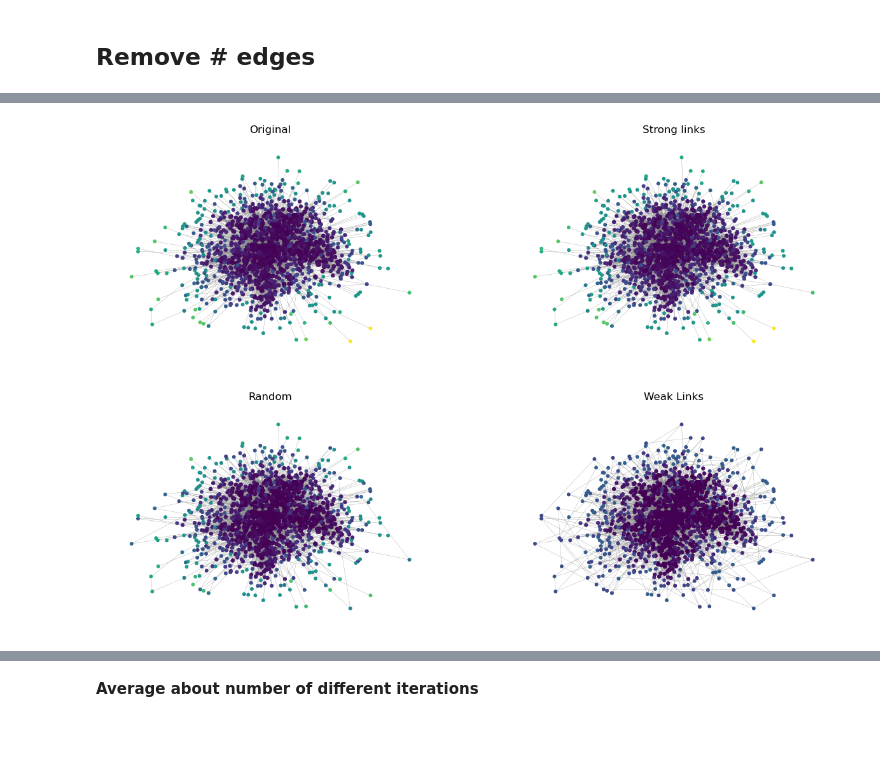
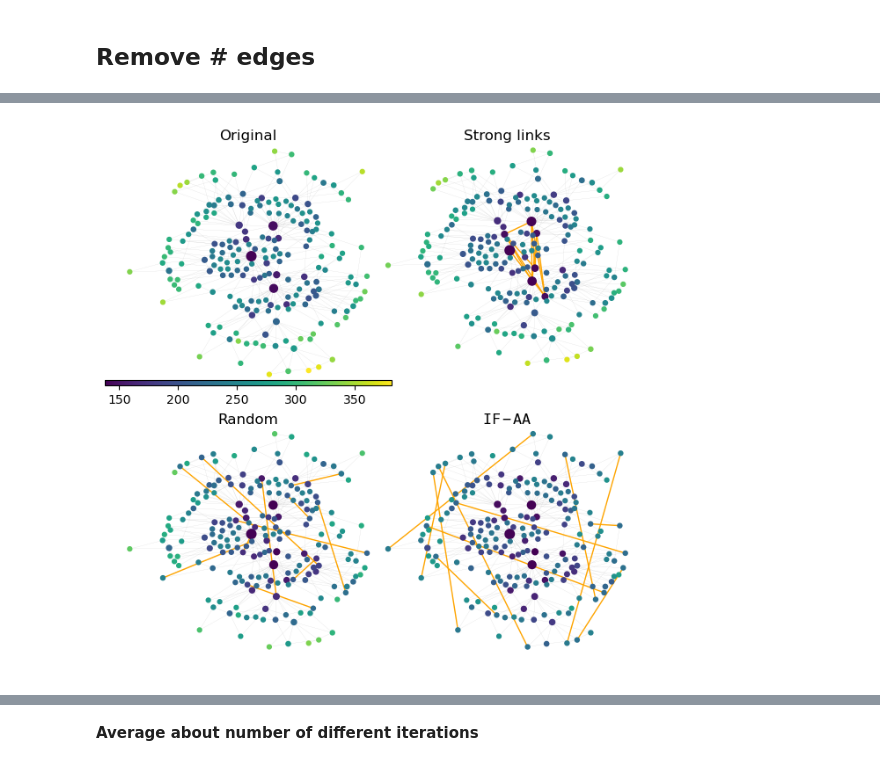
Before and after one commit to AdrianArnaiz/StructuralGroupUnfairness, a Jupyter notebook: Robust Homophily.ipynb, the cells around one changed output, grey strips where cells are left out. Saved outputs shown, nothing was run; the diff lists cells and outputs as text; code cells hidden in the pictures; blank space fills up the shorter version.

```diff
--- a/Robust Homophily.ipynb
+++ b/Robust Homophily.ipynb
@@ -737,7 +764,3 @@ gap_prob = 0.005
 intra_prob = 0.8
 probs = [[intra_prob, gap_prob], [gap_prob, intra_prob]]
 G = nx.stochastic_block_model(sizes, probs)#, seed=0)
-# %%
-G = nx.read_edgelist('data/emailArenas/email-univ.edges')
-nx.relabel_nodes(G, {node:int(node)-1 for node in G.nodes()}, copy=False)
-G.number_of_nodes(), G.number_of_edges(), nx.number_connected_components(G), list(G.nodes())[:5]
@@ -1515,0 +1664,2 @@ G.add_edges_from([(0,1),(0,3),(1,2),(1,3),(1,4),(2,4),(2,11),(3,4),(3,5),
+# %%
+G = nx.powerlaw_cluster_graph(200, 2, .95)
@@ -1621,7 +1778,7 @@ def remove_edges_dynamic(G, number_of_edges, ratio=1, rand = False):
 
     return G_strong, G_weak, G_rand, strong_data, weak_data, rand_data
 # %%
-number_of_added_links = 100
+number_of_added_links = 10
 G1, G2, G3, intra_data, inter_data, rand_data = remove_edges_dynamic(G, number_of_added_links, ratio=1, rand=True)
 G.number_of_edges(), G1.number_of_edges(), G2.number_of_edges(), G3.number_of_edges()
 # %% [output]
@@ -1632,0 +1790,4 @@ pos = nx.kamada_kawai_layout(G)
+# %%
+G1_diff_edges = list(G.edges() ^ G1.edges())
+G2_diff_edges = list(G.edges() ^ G2.edges())
+G3_diff_edges = list(G.edges() ^ G3.edges())
@@ -1633,43 +1941,74 @@ pos = nx.kamada_kawai_layout(G)
 # %%
-f, axs = plt.subplots(2,2, figsize=(15,10))
+from mpl_toolkits.axes_grid1 import make_axes_locatable
+
+A= nx.adjacency_matrix(G)
+f, axs = plt.subplots(2,2, figsize=(8,8))
 options = {
     "edge_color": 'grey',
-    "width": 0.2,
+    "width": 0.05,
     "edge_cmap": plt.cm.seismic,
     "cmap": plt.cm.viridis,
-    "with_labels": False,
-    "node_size": A.A.sum(axis=0)*0.5+10
+    "with_labels": False
 }
 
-
+axs = axs.ravel()
+aux=10
 
 ori_cos_res = ermet.node_total_er(coscia_resistance(G))
 strong_cos_res = ermet.node_total_er(coscia_resistance(G1))
 weak_cos_res = ermet.node_total_er(coscia_resistance(G2))
 rand_cos_res = ermet.node_total_er(coscia_resistance(G3))
 
-axs[0][0].set_title("Original")
-nx.draw(G, pos, ax = axs[0][0], **options,
+#ori_cos_res = ermet.node_total_er(coscia_resistance(G), G, filtered=True)
+#strong_cos_res = ermet.node_total_er(coscia_resistance(G1), G1, filtered=True)
+#weak_cos_res = ermet.node_total_er(coscia_resistance(G2), G2, filtered=True)
+#rand_cos_res = ermet.node_total_er(coscia_resistance(G3), G3, filtered=True)
+
+#ori_cos_res = ermet.node_diameters(coscia_resistance(G))
+#strong_cos_res = ermet.node_diameters(coscia_resistance(G1))
+#weak_cos_res = ermet.node_diameters(coscia_resistance(G2))
+#rand_cos_res = ermet.node_diameters(coscia_resistance(G3))
+
+axs[0].set_title("Original", pad=-10)
+nx.draw(G, pos, ax = axs[0], **options,
+       node_size = [d+aux for n,d in G.degree()],
        node_color=ori_cos_res,
        vmin =ori_cos_res.min() , vmax=ori_cos_res.max())
 
-axs[0][1].set_title("Strong links")
-nx.draw(G1, pos, ax = axs[0][1], **options,
+axs[1].set_title("Strong links", pad=-10)
+nx.draw(G1, pos, ax = axs[1], **options,
+        node_size = [d+aux for n,d in G1.degree()],
        node_color=strong_cos_res,
        vmin =ori_cos_res.min() , vmax=ori_cos_res.max())
+nx.draw_networkx_edges(G1, edgelist = G1_diff_edges, pos=pos, edge_color='orange', ax = axs[1])
+
+axs[2].set_title("Random", pad=-10)
+nx.draw(G3, pos, ax = axs[2], **options,
+        node_size = [d+aux for n,d in G3.degree()],
+       node_color=rand_cos_res,
+       vmin =ori_cos_res.min() , vmax=ori_cos_res.max())
+nx.draw_networkx_edges(G3, edgelist = G3_diff_edges, pos=pos, edge_color='orange', ax = axs[2])
+
+axs[3].set_title("$\mathtt{IF-AA}$", pad=-10)
+nx.draw(G2, pos, ax = axs[3], **options,
+        node_size = [d+aux for n,d in G2.degree()],
+       node_color=weak_cos_res,
+       vmin =ori_cos_res.min() , vmax=ori_cos_res.max())
+nx.draw_networkx_edges(G2, edgelist = G2_diff_edges, pos=pos, edge_color='orange', ax = axs[3])
 
 
-axs[1][0].set_title("Random")
-nx.draw(G3, pos, ax = axs[1][0], **options,
-       node_color=rand_cos_res,
-       vmin =ori_cos_res.min() , vmax=ori_cos_res.max())
+plt.subplots_adjust(wspace=-0.1, hspace=0.1)
 
-axs[1][1].set_title("Weak Links")
-nx.draw(G2, pos, ax = axs[1][1], **options,
-       node_color=weak_cos_res,
-       vmin =ori_cos_res.min() , vmax=ori_cos_res.max())
+sm = plt.cm.ScalarMappable(cmap=plt.cm.viridis,
+                            norm=plt.Normalize(vmin=np.min(ori_cos_res), vmax=np.max(ori_cos_res)))
+divider = make_axes_locatable(axs[0])
+cax = divider.append_axes("bottom", size="2%", pad = -0.2)
+plt.colorbar(sm, cax=cax, orientation='horizontal')
+#plt.tight_layout()
+f.savefig('RewiredVersion.pdf', dpi=300, bbox_inches='tight')
+plt.show()
 # %% [output]
-[figure, old version]
+[figure, new version]
 # %%
 f, axs = plt.subplots(1,3, figsize=(9,3))
 
```
Also changed, not shown: parts of 83 cells of this notebook.
